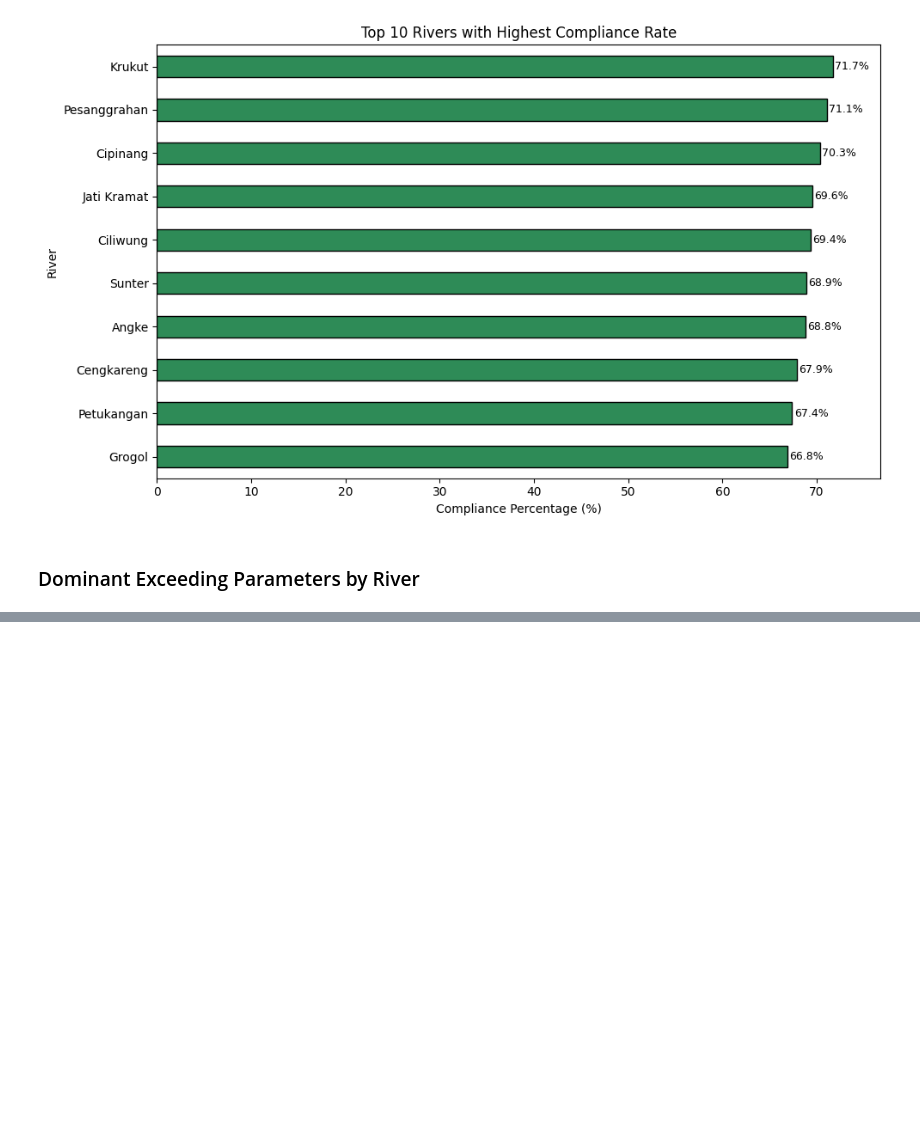
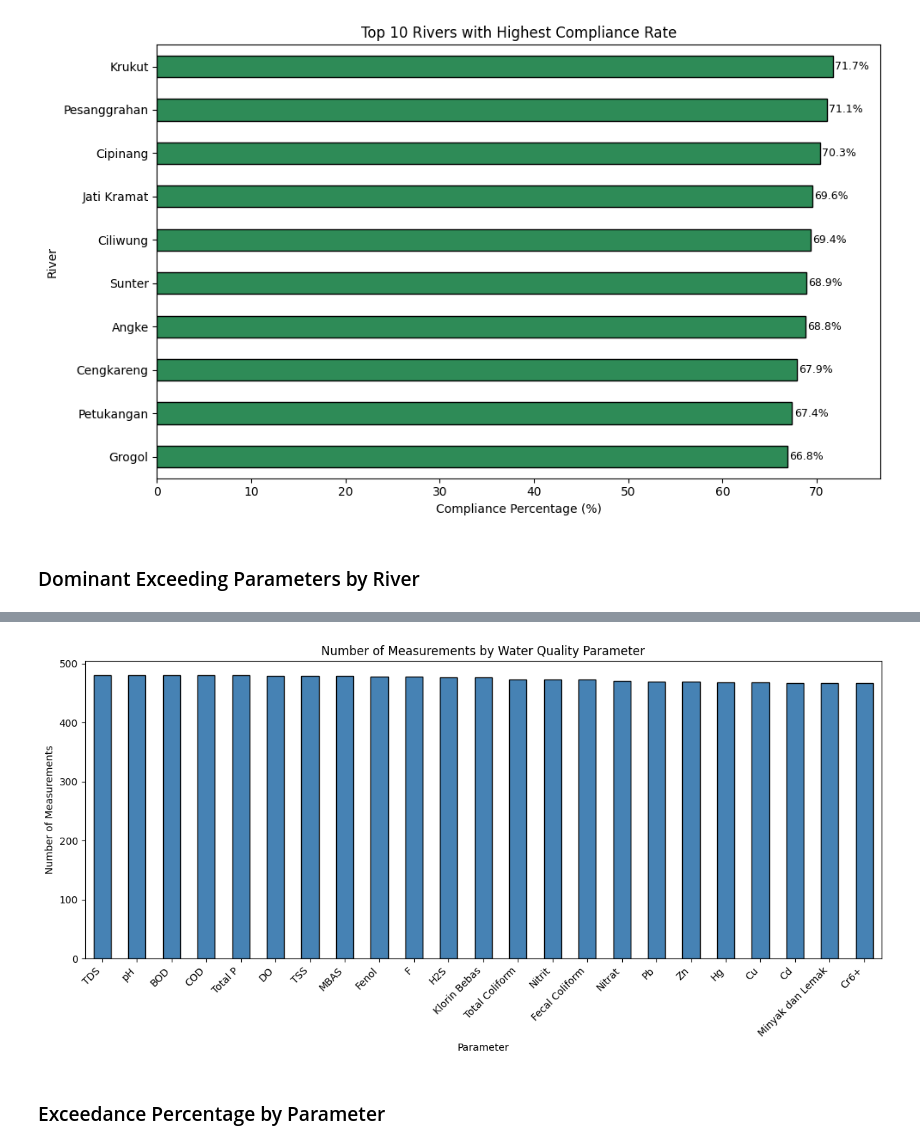
Before and after one commit to ARizalma/river-water-quality-analysis, a Jupyter notebook: notebooks/04_water_quality_analysis.ipynb, the cells around one changed output, grey strips where cells are left out. Saved outputs shown, nothing was run; the diff lists cells and outputs as text; code cells hidden in the pictures; blank space fills up the shorter version.

```diff
--- a/notebooks/04_water_quality_analysis.ipynb
+++ b/notebooks/04_water_quality_analysis.ipynb
@@ -487,0 +653,7 @@ plt.show()
+# %%
+parameter_count = (
+    df["parameter_name"]
+    .value_counts()
+)
+
+parameter_count
@@ -487,0 +680,28 @@ plt.show()
+# %%
+plt.figure(figsize=(12,6))
+
+ax = parameter_count.plot(
+    kind="bar",
+    color="steelblue",
+    edgecolor="black"
+)
+
+plt.title("Number of Measurements by Water Quality Parameter")
+plt.xlabel("Parameter")
+plt.ylabel("Number of Measurements")
+
+plt.xticks(rotation=45, ha="right")
+
+plt.tight_layout()
+
+plt.savefig(
+    "measurement_distribution_by_parameter.png",
+    dpi=300,
+    bbox_inches="tight"
+)
+
+plt.show()
+# %% [output]
+[figure, added]
+# %% [markdown]
+### Exceedance Percentage by Parameter
```
Also changed, not shown: parts of 21 cells of this notebook.
